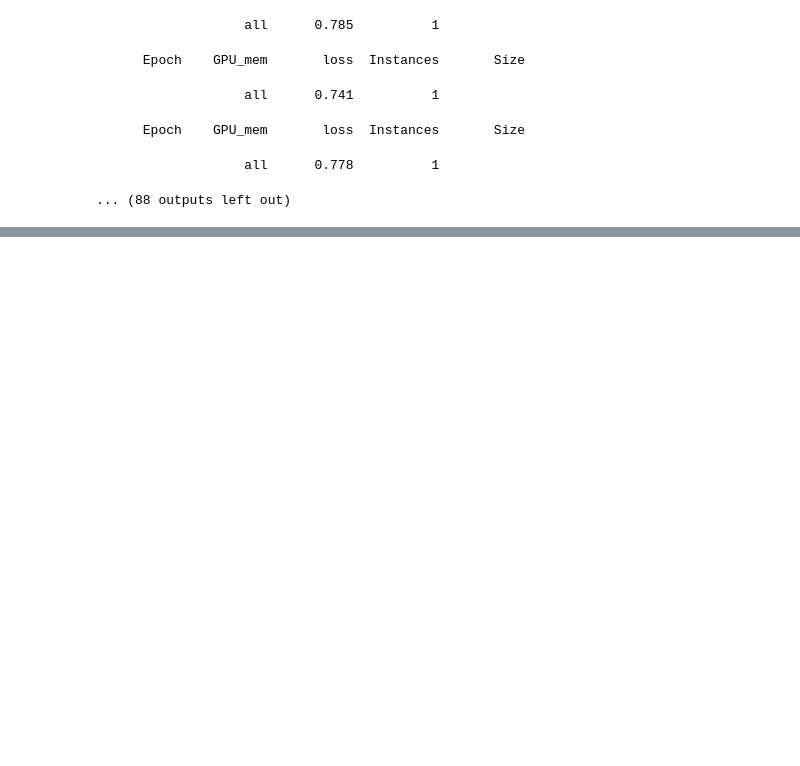
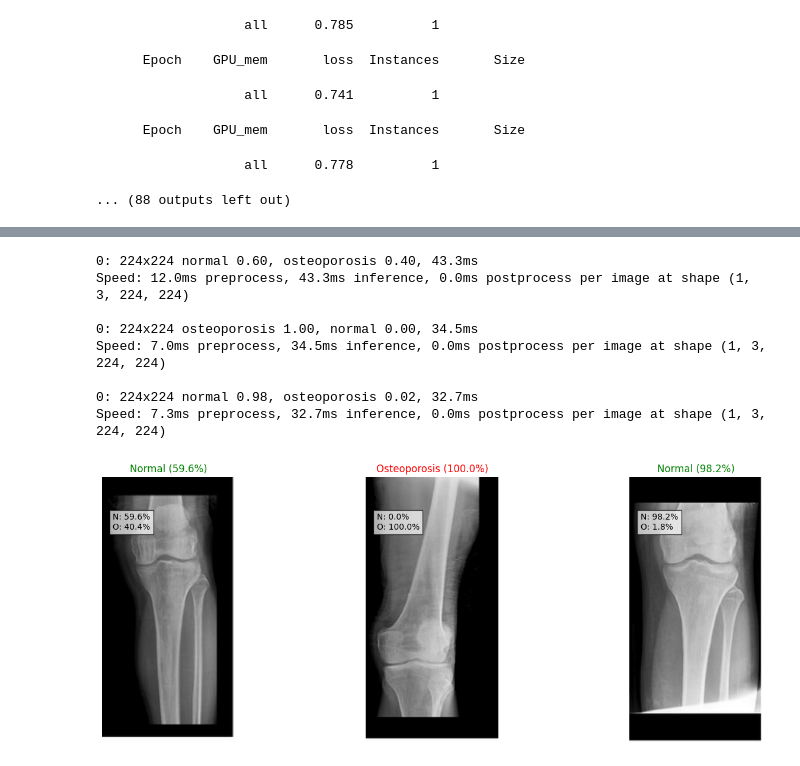
Before and after one commit to Pranita1297/CVosteoporosis, a Jupyter notebook: os.ipynb, the cells around one changed output, grey strips where cells are left out. Cells and saved outputs as stored; diff of their text form; code cells hidden in the pictures; blank space fills up the shorter version.

```diff
--- a/os.ipynb
+++ b/os.ipynb
@@ -94,0 +51,43 @@ Confidence: 98.18%
+# %%
+from ultralytics import YOLO
+
+model = YOLO("C:\\Files for any work\\python university\\year2-2\\CV\\newproject\\runs\\classify\\train\\weights\\best.pt")
+class_names = ["Normal", "Osteoporosis"]
+
+image_paths = [
+    "dataset/test/normal/Normal 704.jpg",
+    "dataset/test/osteoporosis/Osteoporosis 730.jpg",
+    "dataset/test/normal/Normal 710.jpg"
+    ]
+
+plt.figure(figsize=(15,5))
+
+for i, img_path in enumerate(image_paths):
+    img = cv2.imread(img_path)
+    img_rgb = cv2.cvtColor(img, cv2.COLOR_BGR2RGB)
+    results = model(img)
+    probs = results[0].probs.data.cpu().numpy()
+    pred_idx = probs.argmax()
+    label = class_names[pred_idx]
+    confidence = probs[pred_idx] * 100
+    color = "green" if label.lower()=="normal" else "red"
+    plt.subplot(1, 3, i+1)
+    plt.imshow(img_rgb)
+    plt.title(f"{label} ({confidence:.1f}%)", color=color)
+    text = f"N: {probs[0]*100:.1f}%\nO: {probs[1]*100:.1f}%"
+    plt.text(10, 50, text,
+             bbox=dict(facecolor='white', alpha=0.7))
+    plt.axis("off")
+
+plt.tight_layout()
+plt.show()
+# %% [output]
+0: 224x224 normal 0.60, osteoporosis 0.40, 43.3ms
+Speed: 12.0ms preprocess, 43.3ms inference, 0.0ms postprocess per image at shape (1, 3, 224, 224)
+
+0: 224x224 osteoporosis 1.00, normal 0.00, 34.5ms
+Speed: 7.0ms preprocess, 34.5ms inference, 0.0ms postprocess per image at shape (1, 3, 224, 224)
+
+0: 224x224 normal 0.98, osteoporosis 0.02, 32.7ms
+Speed: 7.3ms preprocess, 32.7ms inference, 0.0ms postprocess per image at shape (1, 3, 224, 224)
+[figure, added]
```
Also changed, not shown: parts of 2 cells of this notebook, 4 other files.
